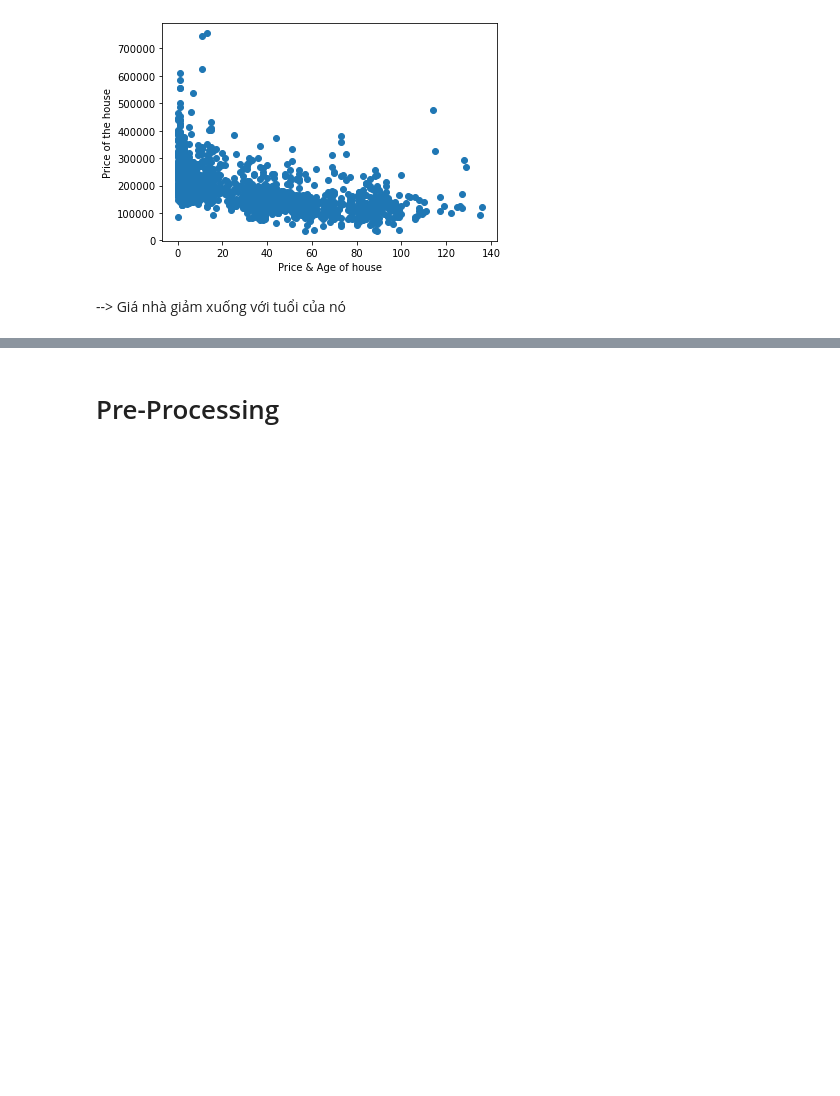
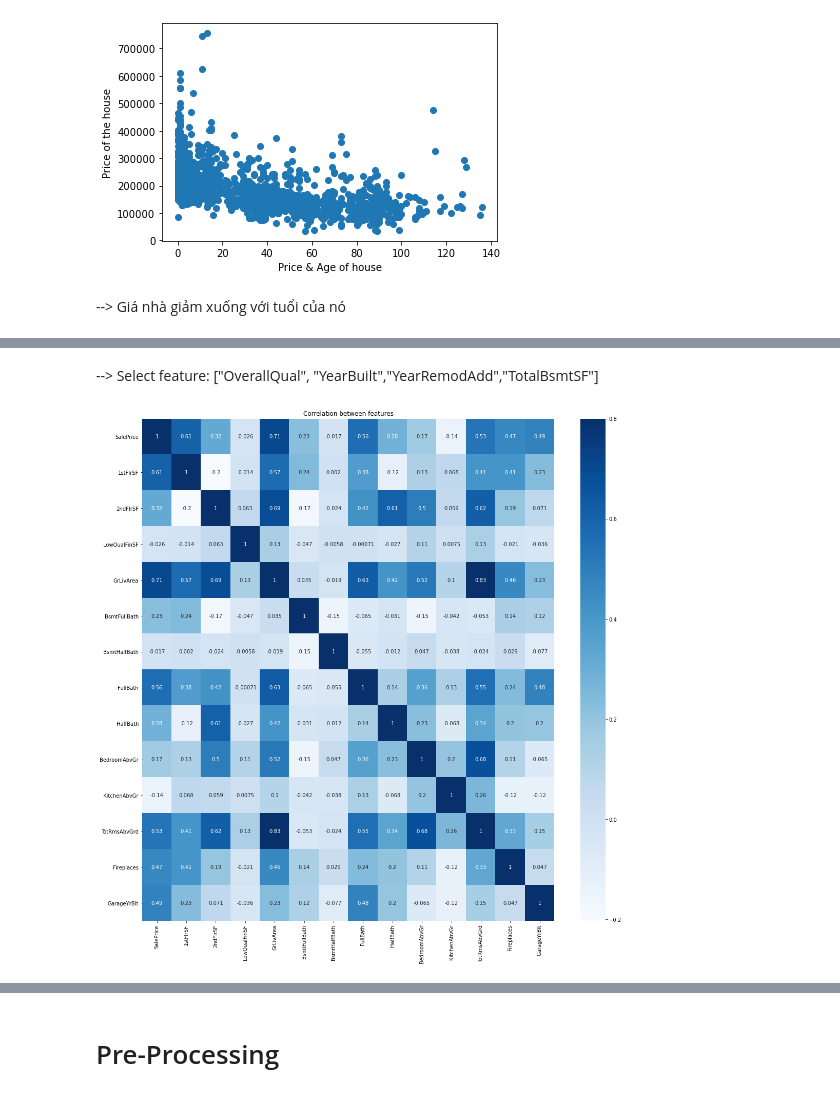
Before and after one commit to haihoangvan/Learning_data_science, a Jupyter notebook: Data_Science/Prediction Price House/Predicting price house.ipynb, the cells around one changed output, grey strips where cells are left out. Drawn from its saved outputs; the diff is of its cells as text; code cells hidden in the pictures; blank space fills up the shorter version.

```diff
--- a/Data_Science/Prediction Price House/Predicting price house.ipynb
+++ b/Data_Science/Prediction Price House/Predicting price house.ipynb
@@ -286,0 +293,13 @@ plt.xlabel("Price & Age of house");
+# %% [markdown]
+--> Select feature: ["OverallQual", "YearBuilt","YearRemodAdd","TotalBsmtSF"]
+# %%
+corrMatrix=train[["SalePrice","1stFlrSF","2ndFlrSF","LowQualFinSF","GrLivArea","BsmtFullBath","BsmtHalfBath","FullBath","HalfBath"
+                  ,"BedroomAbvGr","KitchenAbvGr","TotRmsAbvGrd","Fireplaces","GarageYrBlt"
+              ]].corr()
+
+
+plt.figure(figsize=(18, 18))
+sns.heatmap(corrMatrix, vmax=.8, annot=True,cmap="Blues")
+plt.title("Correlation between features");
+# %% [output]
+[figure, added]
```
Also changed, not shown: parts of 26 cells of this notebook, 1 other file.
